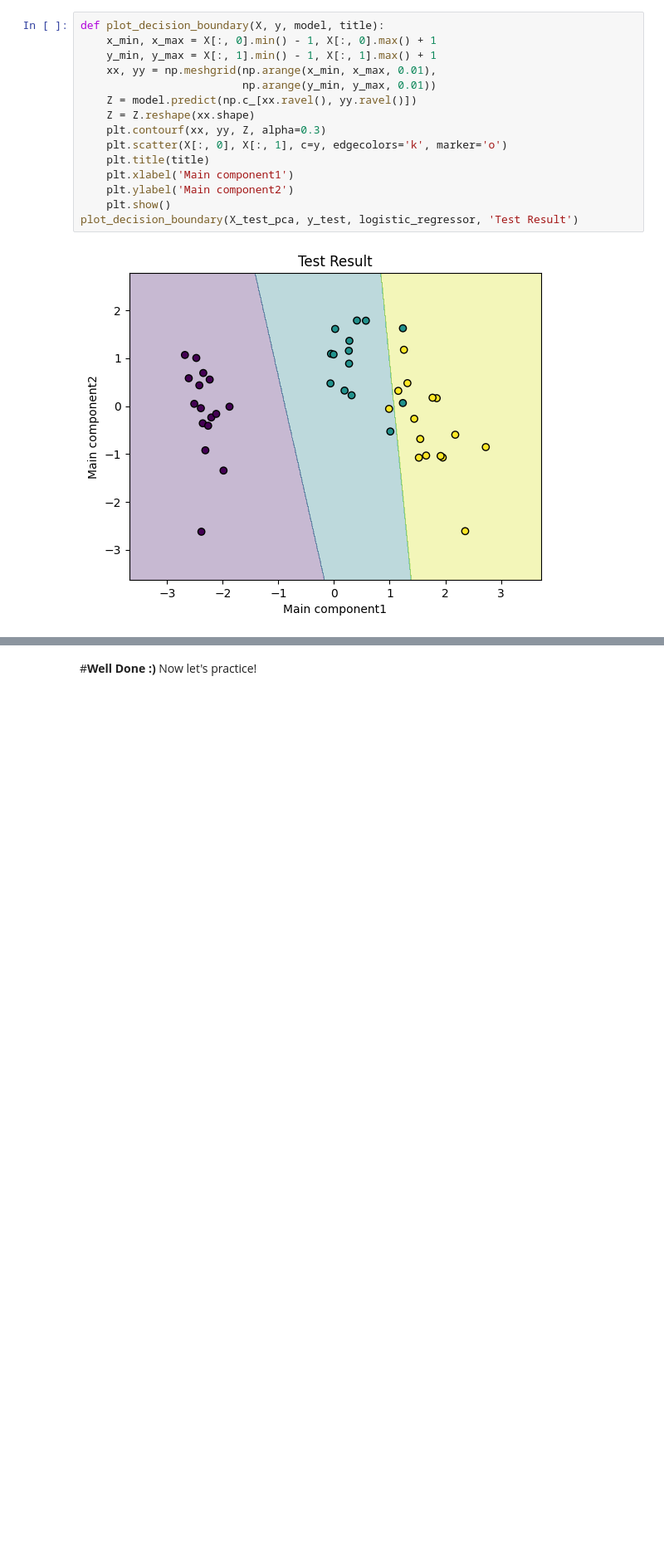
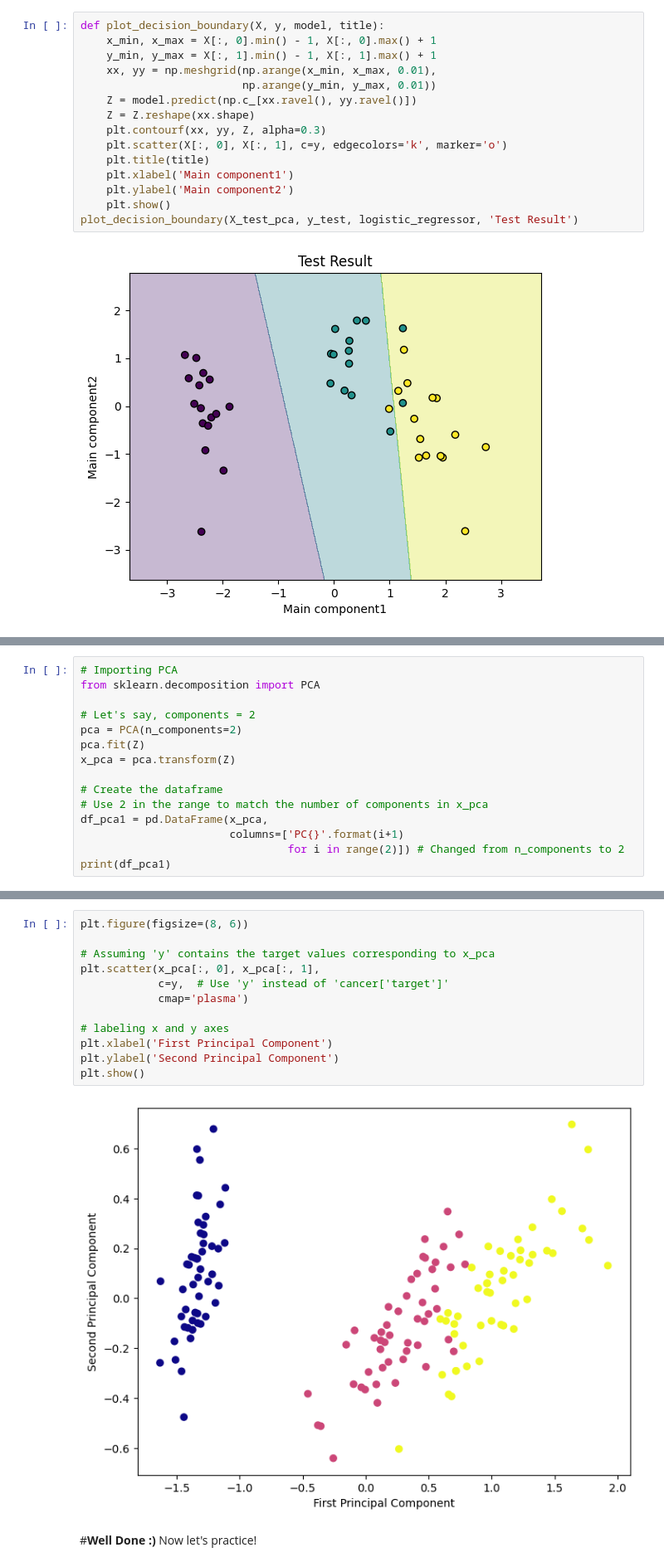
Before and after one commit to 8dci/T5, a Jupyter notebook: PCA_Exercise.ipynb, the cells around one changed output, grey strips where cells are left out. Shown: that part at 83% size. Cells and saved outputs as stored; diff of their text form; blank space fills up the shorter version.

```diff
--- a/PCA_Exercise.ipynb
+++ b/PCA_Exercise.ipynb
@@ -147,0 +181,15 @@ plot_decision_boundary(X_test_pca, y_test, logistic_regressor, 'Test Result')
+# %%
+# Importing PCA
+from sklearn.decomposition import PCA
+
+# Let's say, components = 2
+pca = PCA(n_components=2)
+pca.fit(Z)
+x_pca = pca.transform(Z)
+
+# Create the dataframe
+# Use 2 in the range to match the number of components in x_pca
+df_pca1 = pd.DataFrame(x_pca,
+                       columns=['PC{}'.format(i+1)
+                                for i in range(2)]) # Changed from n_components to 2
+print(df_pca1)
@@ -148,3 +211,17 @@ plot_decision_boundary(X_test_pca, y_test, logistic_regressor, 'Test Result')
+# %%
+plt.figure(figsize=(8, 6))
+
+# Assuming 'y' contains the target values corresponding to x_pca
+plt.scatter(x_pca[:, 0], x_pca[:, 1],
+            c=y,  # Use 'y' instead of 'cancer['target']'
+            cmap='plasma')
+
+# labeling x and y axes
+plt.xlabel('First Principal Component')
+plt.ylabel('Second Principal Component')
+plt.show()
+# %% [output]
+[figure, added]
 # %% [markdown]
 #**Well Done :)**
 Now let's practice!
```
Also changed, not shown: parts of 9 cells of this notebook.
